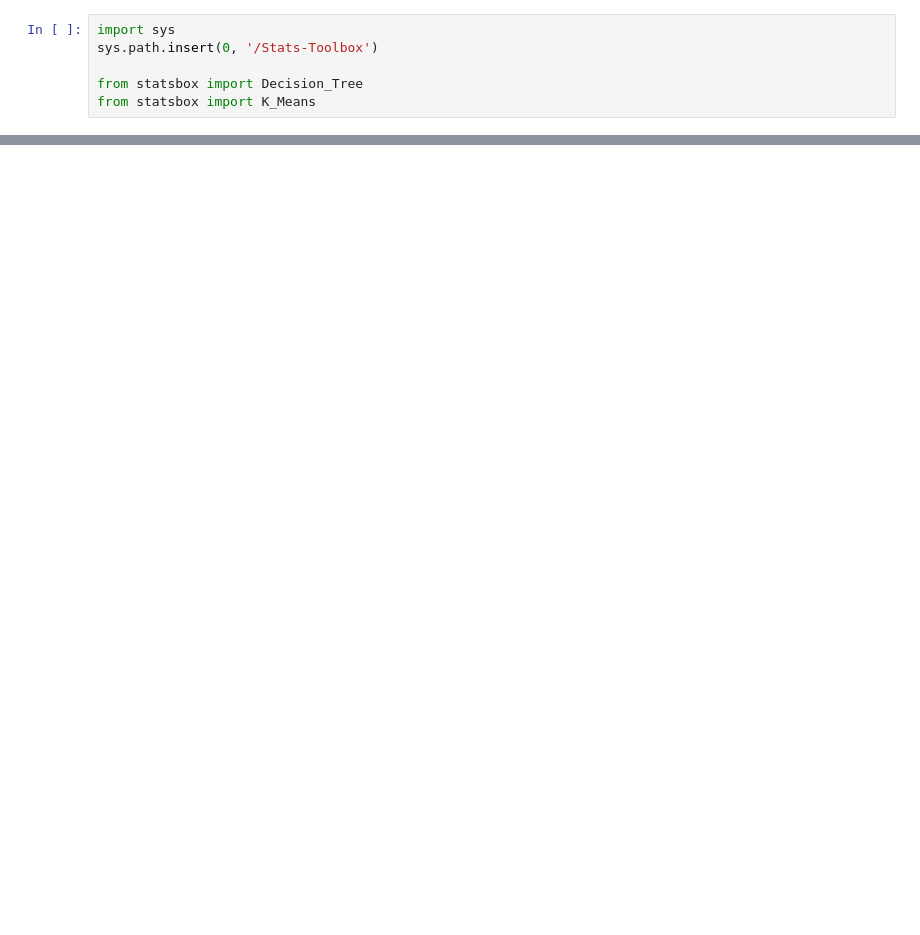
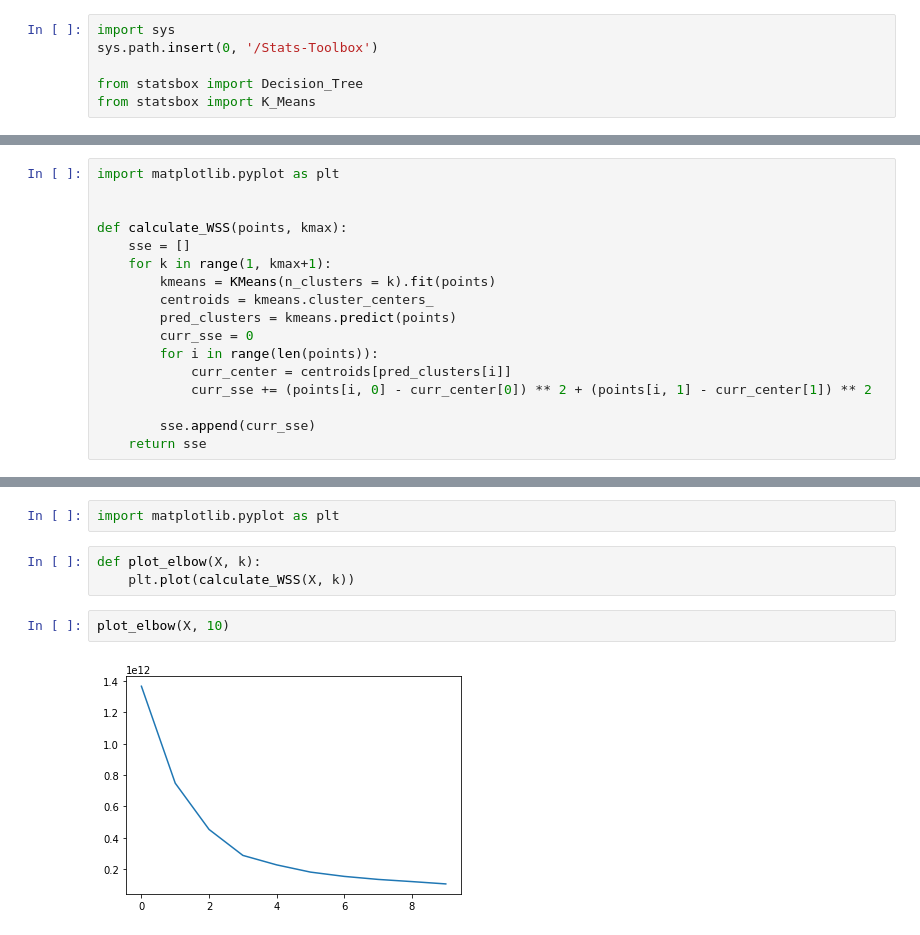
Before and after one commit to abhik-roy/Stats-Toolbox, a Jupyter notebook: Testing and Benchmarking.ipynb, the cells around one changed output, grey strips where cells are left out. Cells and saved outputs as stored; diff of their text form; blank space fills up the shorter version.

```diff
--- a/Testing and Benchmarking.ipynb
+++ b/Testing and Benchmarking.ipynb
@@ -48,0 +65,17 @@ print(kmeans.cluster_centers_)
+# %%
+import matplotlib.pyplot as plt
+
+
+def calculate_WSS(points, kmax):
+    sse = []
+    for k in range(1, kmax+1):
+        kmeans = KMeans(n_clusters = k).fit(points)
+        centroids = kmeans.cluster_centers_
+        pred_clusters = kmeans.predict(points)
+        curr_sse = 0
+        for i in range(len(points)):
+            curr_center = centroids[pred_clusters[i]]
+            curr_sse += (points[i, 0] - curr_center[0]) ** 2 + (points[i, 1] - curr_center[1]) ** 2
+
+        sse.append(curr_sse)
+    return sse
@@ -48,0 +104,9 @@ print(kmeans.cluster_centers_)
+# %%
+import matplotlib.pyplot as plt
+# %%
+def plot_elbow(X, k):
+    plt.plot(calculate_WSS(X, k))
+# %%
+plot_elbow(X, 10)
+# %% [output]
+[figure, added]
```
Also changed, not shown: parts of 18 cells of this notebook, 2 other files.
